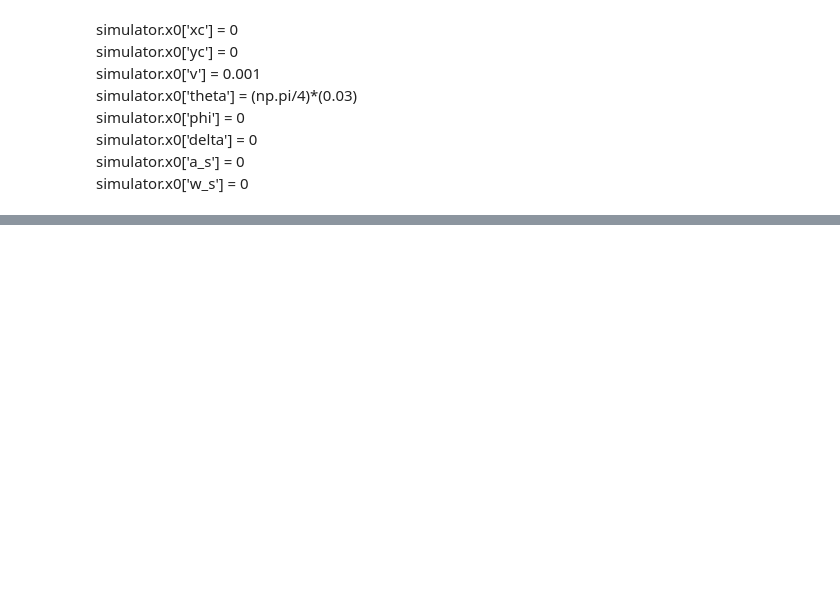
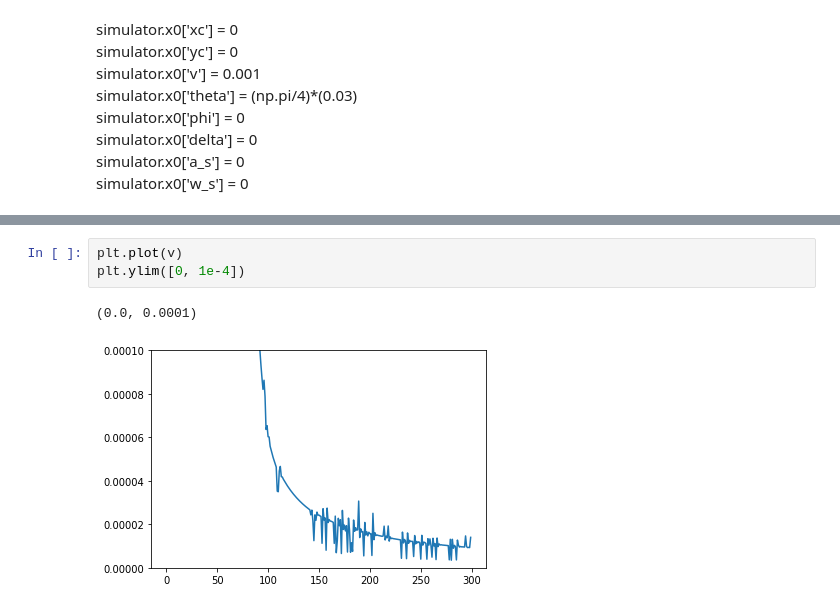
Before and after one commit to dancinglightning/SeDriCa-Controls, a Jupyter notebook: NMPC_new.ipynb, the cells around one changed output, grey strips where cells are left out. Cells and saved outputs as stored; diff of their text form; blank space fills up the shorter version.

```diff
--- a/NMPC_new.ipynb
+++ b/NMPC_new.ipynb
@@ -387,0 +301,6 @@ plt.title("v = " + eqn2)
+# %%
+plt.plot(v)
+plt.ylim([0, 1e-4])
+# %% [output]
+(0.0, 0.0001)
+[figure, added]
```
Also changed, not shown: parts of 6 cells of this notebook, 1 other file.
